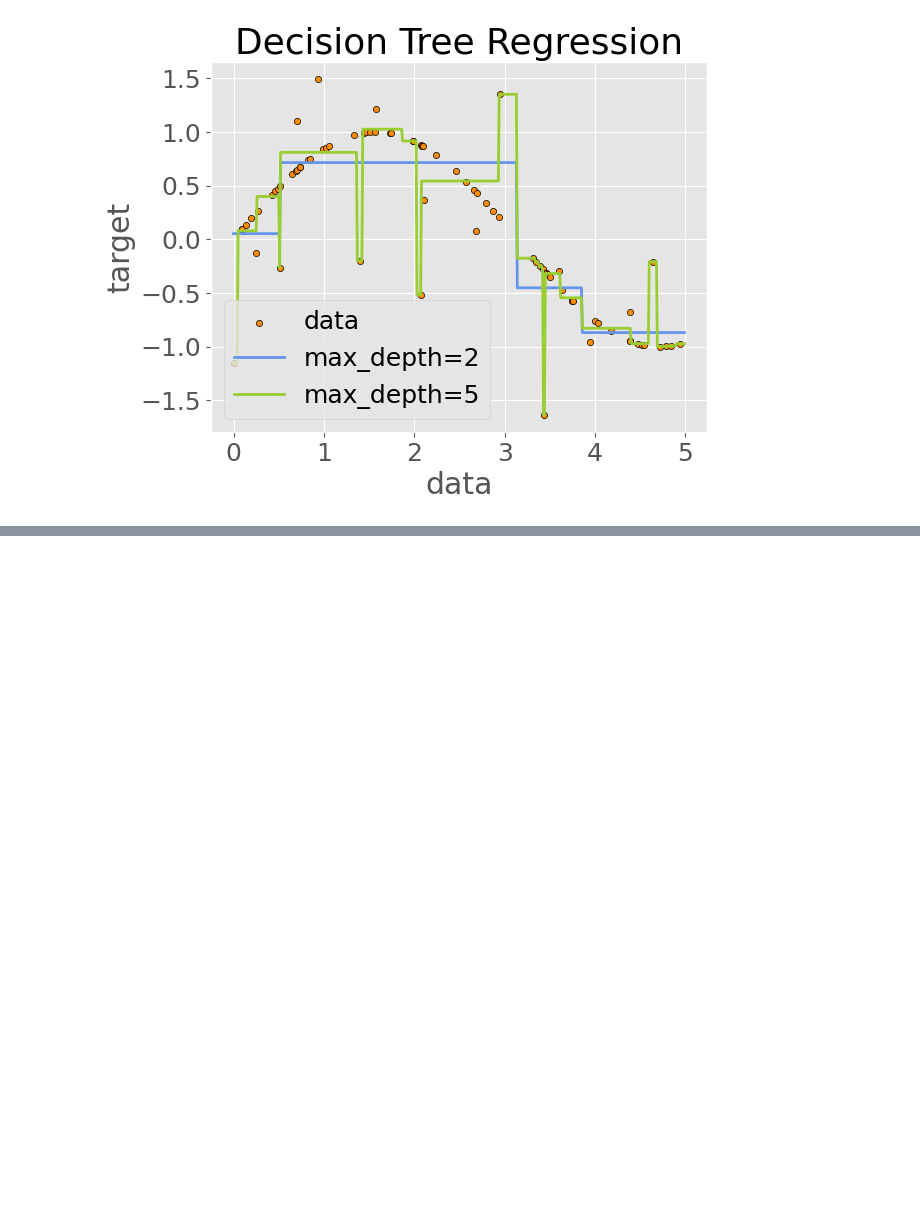
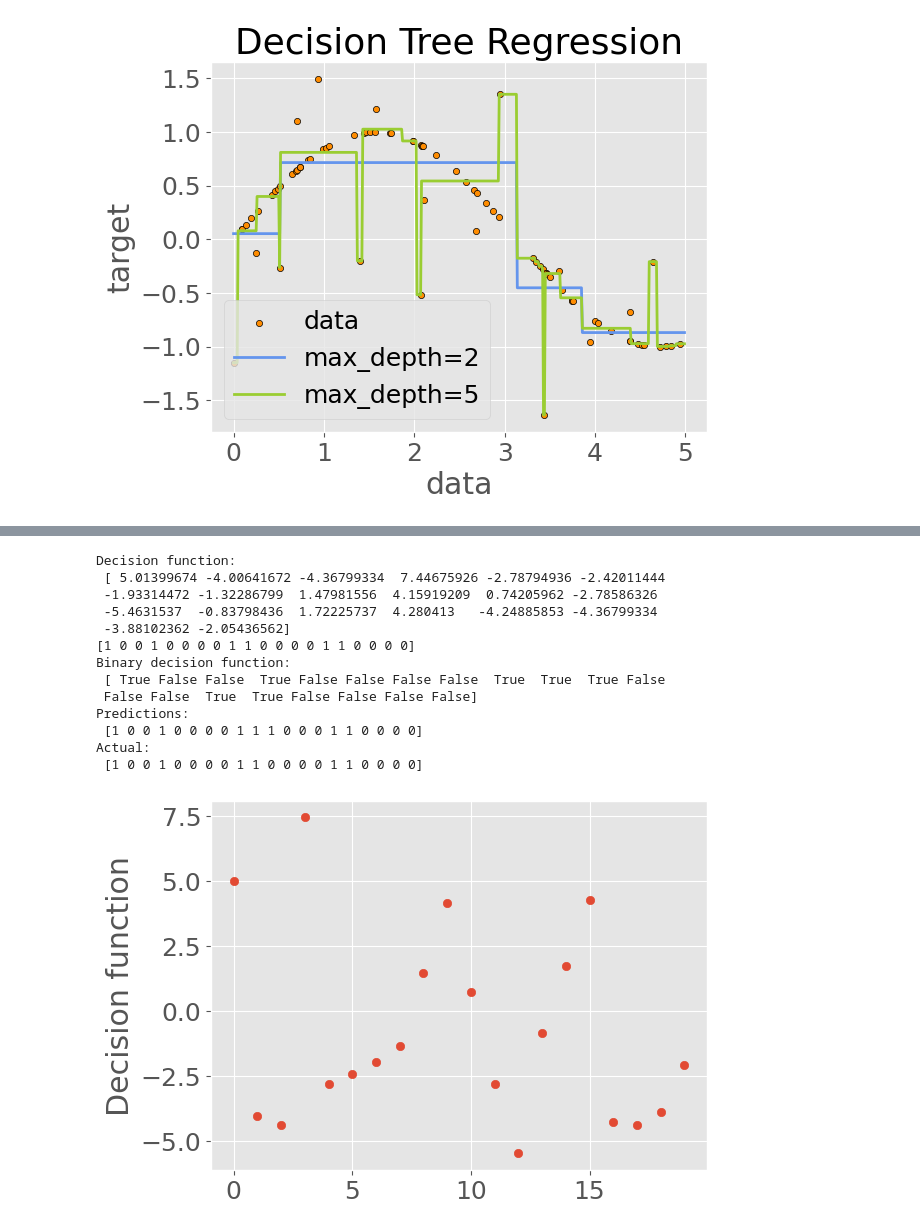
Before and after one commit to arghyadutta/AIComplexSystems, a Jupyter notebook: 04-notebook.ipynb, the cells around one changed output, grey strips where cells are left out. Drawn from its saved outputs; the diff is of its cells as text; code cells hidden in the pictures; blank space fills up the shorter version.

```diff
--- a/04-notebook.ipynb
+++ b/04-notebook.ipynb
@@ -798,0 +811,21 @@ Text(0.5, 1.0, 'Decision Tree Regression')
+# %%
+from sklearn.linear_model import LogisticRegression
+from sklearn.preprocessing import StandardScaler
+
+# let's take the example of logistic regression which we discussed above
+
+iris = datasets.load_iris()
+
+# first 100 samples (0 = Setosa, 1 = Versicolor)
+X = iris.data[:100, :2]
+y = iris.target[:100]
+X_train, X_test, y_train, y_test = train_test_split(X, y, test_size=0.2, random_state=9)
+scaler = StandardScaler()
+X_train = scaler.fit_transform(X_train)
+X_test = scaler.transform(X_test)
+model = LogisticRegression()
+model.fit(X_train, y_train)
+
+y_pred = model.predict(X_test)
+
+print(f"Accuracy: {accuracy_score(y_test, y_pred):.2f}")
@@ -798,0 +839,24 @@ Text(0.5, 1.0, 'Decision Tree Regression')
+# %%
+print(f"Decision function:\n {model.decision_function(X_test)}")
+print(y_test)
+plt.scatter(np.arange(0, len(model.predict(X_test))), model.decision_function(X_test))
+plt.ylabel("Decision function")
+print(f"Binary decision function:\n {model.decision_function(X_test) > 0}")
+print(f"Predictions:\n {model.predict(X_test)}")
+print(f"Actual:\n {y_test}")
+pass
+# %% [output]
+Decision function:
+ [ 5.01399674 -4.00641672 -4.36799334  7.44675926 -2.78794936 -2.42011444
+ -1.93314472 -1.32286799  1.47981556  4.15919209  0.74205962 -2.78586326
+ -5.4631537  -0.83798436  1.72225737  4.280413   -4.24885853 -4.36799334
+ -3.88102362 -2.05436562]
+[1 0 0 1 0 0 0 0 1 1 0 0 0 0 1 1 0 0 0 0]
+Binary decision function:
+ [ True False False  True False False False False  True  True  True False
+ False False  True  True False False False False]
+Predictions:
+ [1 0 0 1 0 0 0 0 1 1 1 0 0 0 1 1 0 0 0 0]
+Actual:
+ [1 0 0 1 0 0 0 0 1 1 0 0 0 0 1 1 0 0 0 0]
+[figure, added]
```
Also changed, not shown: parts of 9 cells of this notebook.
